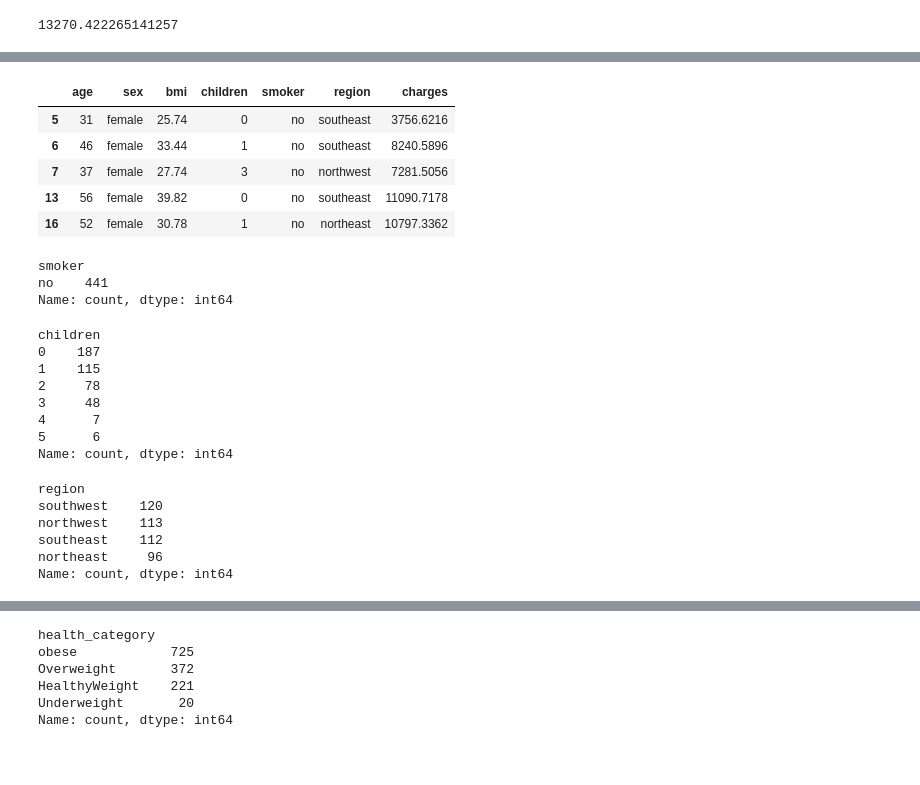
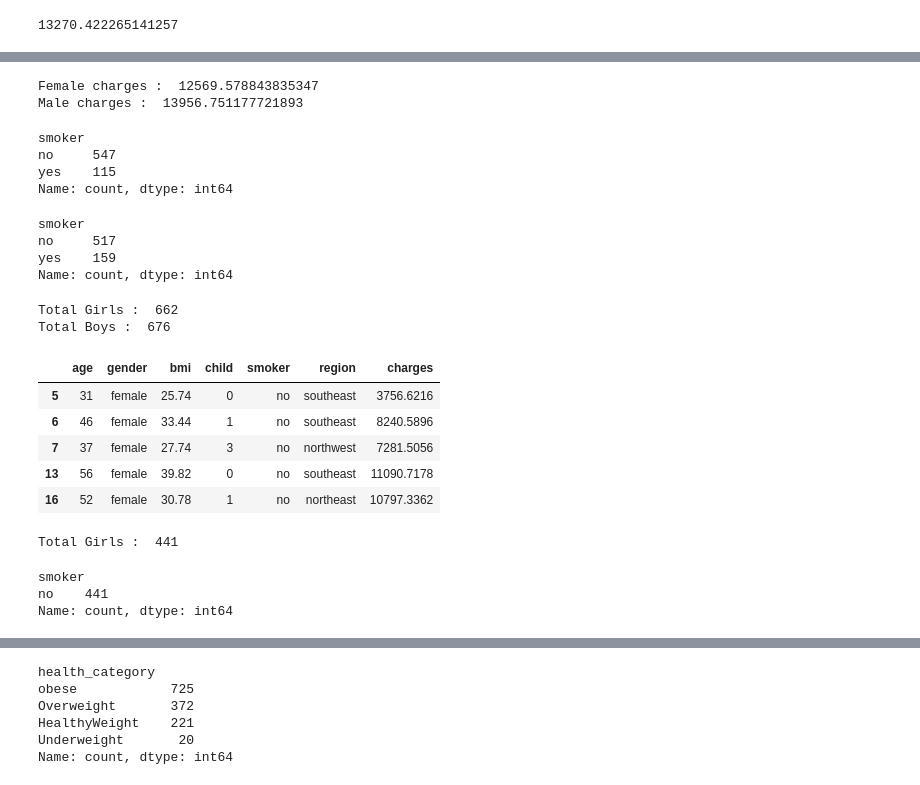
Before and after one commit to upflairs-pvt-ltd/1st_june_data_science, a Jupyter notebook: insurance/insurance_project.ipynb, the cells around one changed output, grey strips where cells are left out. Saved outputs shown, nothing was run; the diff lists cells and outputs as text; code cells hidden in the pictures; blank space fills up the shorter version.

```diff
--- a/insurance/insurance_project.ipynb
+++ b/insurance/insurance_project.ipynb
@@ -8,5 +11,5 @@ import seaborn as sns
 # %%
-df = pd.read_csv('insurance.csv')
+df = pd.read_csv('https://raw.githubusercontent.com/upflairs-pvt-ltd/1st_june_data_science/master/insurance/insurance.csv')
 df.head()
 # %% [output]
 |  | age | sex | bmi | children | smoker | region | charges |
@@ -44,0 +59,2 @@ memory usage: 73.3+ KB
+# %%
+df.columns  = ['age', 'gender', 'bmi', 'child', 'smoker', 'region', 'charges']
@@ -97,36 +95,50 @@ female['charges'].mean()
+# %%
+female = df[df['gender'] == 'female']
+male = df[df['gender'] == 'male']
+# %%
+print("Female charges : ",female['charges'].mean())
+print("Male charges : ",male['charges'].mean())
+# %% [output]
+Female charges :  12569.578843835347
+Male charges :  13956.751177721893
+# %%
+female['smoker'].value_counts()
+# %% [output]
+smoker
+no     547
+yes    115
+Name: count, dtype: int64
+# %%
+male['smoker'].value_counts()
+# %% [output]
+smoker
+no     517
+yes    159
+Name: count, dtype: int64
+# %%
+print("Total Girls : ", female.shape[0])
+print("Total Boys : ", male.shape[0] )
+# %% [output]
+Total Girls :  662
+Total Boys :  676
 # %%
-df2 = female[female['charges']<= female['charges'].mean()]
+average_charges = female['charges'].mean()
+df2 = female[female['charges'] <= average_charges]
 df2.head()
 # %% [output]
-|  | age | sex | bmi | children | smoker | region | charges |
+|  | age | gender | bmi | child | smoker | region | charges |
 | 5 | 31 | female | 25.74 | 0 | no | southeast | 3756.6216 |
 | 6 | 46 | female | 33.44 | 1 | no | southeast | 8240.5896 |
 | 7 | 37 | female | 27.74 | 3 | no | northwest | 7281.5056 |
 | 13 | 56 | female | 39.82 | 0 | no | southeast | 11090.7178 |
 | 16 | 52 | female | 30.78 | 1 | no | northeast | 10797.3362 |
+# %%
+print("Total Girls : ", df2.shape[0])
+# %% [output]
+Total Girls :  441
 # %%
 df2['smoker'].value_counts()
 # %% [output]
 smoker
 no    441
 Name: count, dtype: int64
-# %%
-df2['children'].value_counts()
-# %% [output]
-children
-0    187
-1    115
-2     78
-3     48
-4      7
-5      6
-Name: count, dtype: int64
-# %%
-df2['region'].value_counts()
-# %% [output]
-region
-southwest    120
-northwest    113
-southeast    112
-northeast     96
-Name: count, dtype: int64
```
Also changed, not shown: parts of 71 cells of this notebook, 2 other files.
